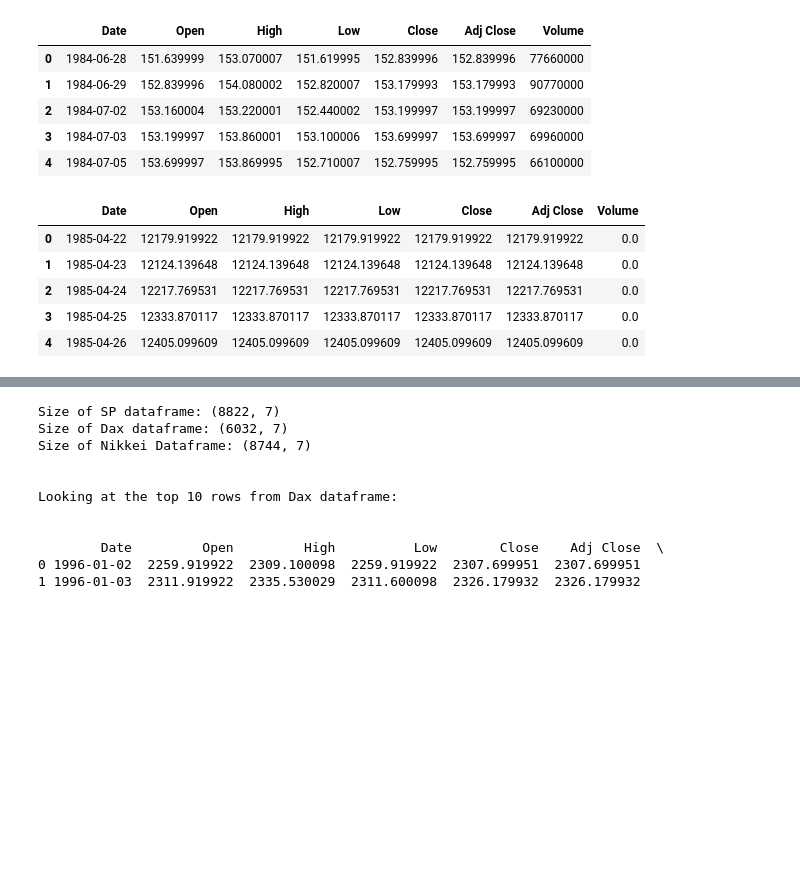
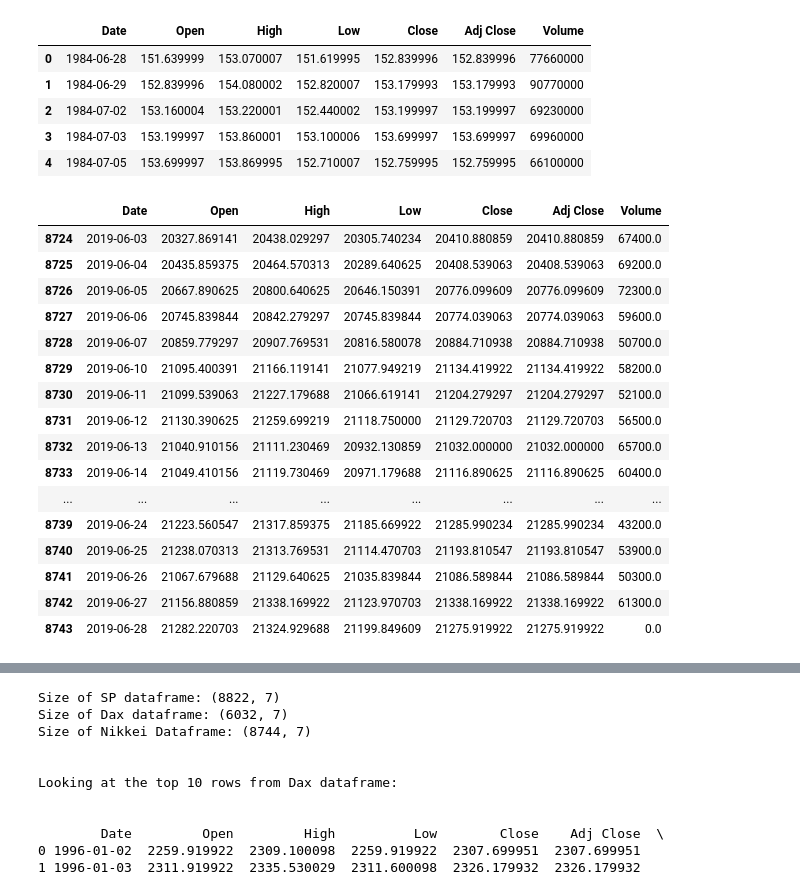
Before and after one commit to AdamCallahan/Python4Finance, a Jupyter notebook: Excel to Pandas, Session 1 -- Introduction and Basic Operations.ipynb, the cells around one changed output, grey strips where cells are left out. Saved outputs shown, nothing was run; the diff lists cells and outputs as text; code cells hidden in the pictures; blank space fills up the shorter version.

```diff
--- a/Excel to Pandas, Session 1 -- Introduction and Basic Operations.ipynb
+++ b/Excel to Pandas, Session 1 -- Introduction and Basic Operations.ipynb
@@ -68,15 +98,26 @@ df.head()
 # %%
 # Note that this opened the first spreadsheet. What if we want to open a different spreadsheet? Let's open the
 # Nikkei spreadsheet
 
-df = pd.read_excel("major_indices_historical_prices.xlsx", sheet_name= "Nikkei225")
-df.head()
+nikkei = pd.read_excel("major_indices_historical_prices.xlsx", sheet_name= "Nikkei225")
+nikkei.tail(20)
 
 # Note that we can choose the spreadsheet by either name or number
 # %% [output]
 |  | Date | Open | High | Low | Close | Adj Close | Volume |
-| 0 | 1985-04-22 | 12179.919922 | 12179.919922 | 12179.919922 | 12179.919922 | 12179.919922 | 0.0 |
-| 1 | 1985-04-23 | 12124.139648 | 12124.139648 | 12124.139648 | 12124.139648 | 12124.139648 | 0.0 |
-| 2 | 1985-04-24 | 12217.769531 | 12217.769531 | 12217.769531 | 12217.769531 | 12217.769531 | 0.0 |
-| 3 | 1985-04-25 | 12333.870117 | 12333.870117 | 12333.870117 | 12333.870117 | 12333.870117 | 0.0 |
-| 4 | 1985-04-26 | 12405.099609 | 12405.099609 | 12405.099609 | 12405.099609 | 12405.099609 | 0.0 |
+| 8724 | 2019-06-03 | 20327.869141 | 20438.029297 | 20305.740234 | 20410.880859 | 20410.880859 | 67400.0 |
+| 8725 | 2019-06-04 | 20435.859375 | 20464.570313 | 20289.640625 | 20408.539063 | 20408.539063 | 69200.0 |
+| 8726 | 2019-06-05 | 20667.890625 | 20800.640625 | 20646.150391 | 20776.099609 | 20776.099609 | 72300.0 |
+| 8727 | 2019-06-06 | 20745.839844 | 20842.279297 | 20745.839844 | 20774.039063 | 20774.039063 | 59600.0 |
+| 8728 | 2019-06-07 | 20859.779297 | 20907.769531 | 20816.580078 | 20884.710938 | 20884.710938 | 50700.0 |
+| 8729 | 2019-06-10 | 21095.400391 | 21166.119141 | 21077.949219 | 21134.419922 | 21134.419922 | 58200.0 |
+| 8730 | 2019-06-11 | 21099.539063 | 21227.179688 | 21066.619141 | 21204.279297 | 21204.279297 | 52100.0 |
+| 8731 | 2019-06-12 | 21130.390625 | 21259.699219 | 21118.750000 | 21129.720703 | 21129.720703 | 56500.0 |
+| 8732 | 2019-06-13 | 21040.910156 | 21111.230469 | 20932.130859 | 21032.000000 | 21032.000000 | 65700.0 |
+| 8733 | 2019-06-14 | 21049.410156 | 21119.730469 | 20971.179688 | 21116.890625 | 21116.890625 | 60400.0 |
+| ... | ... | ... | ... | ... | ... | ... | ... |
+| 8739 | 2019-06-24 | 21223.560547 | 21317.859375 | 21185.669922 | 21285.990234 | 21285.990234 | 43200.0 |
+| 8740 | 2019-06-25 | 21238.070313 | 21313.769531 | 21114.470703 | 21193.810547 | 21193.810547 | 53900.0 |
+| 8741 | 2019-06-26 | 21067.679688 | 21129.640625 | 21035.839844 | 21086.589844 | 21086.589844 | 50300.0 |
+| 8742 | 2019-06-27 | 21156.880859 | 21338.169922 | 21123.970703 | 21338.169922 | 21338.169922 | 61300.0 |
+| 8743 | 2019-06-28 | 21282.220703 | 21324.929688 | 21199.849609 | 21275.919922 | 21275.919922 | 0.0 |
```
Also changed, not shown: parts of 6 cells of this notebook.
